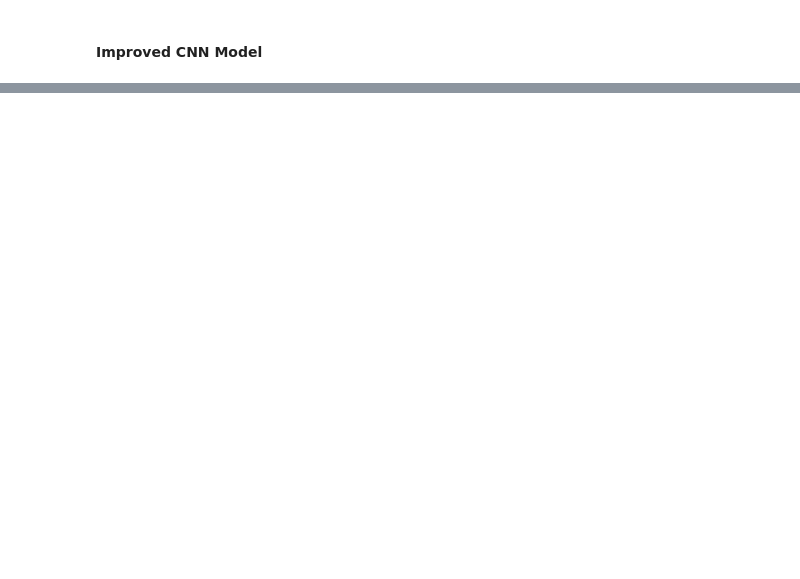
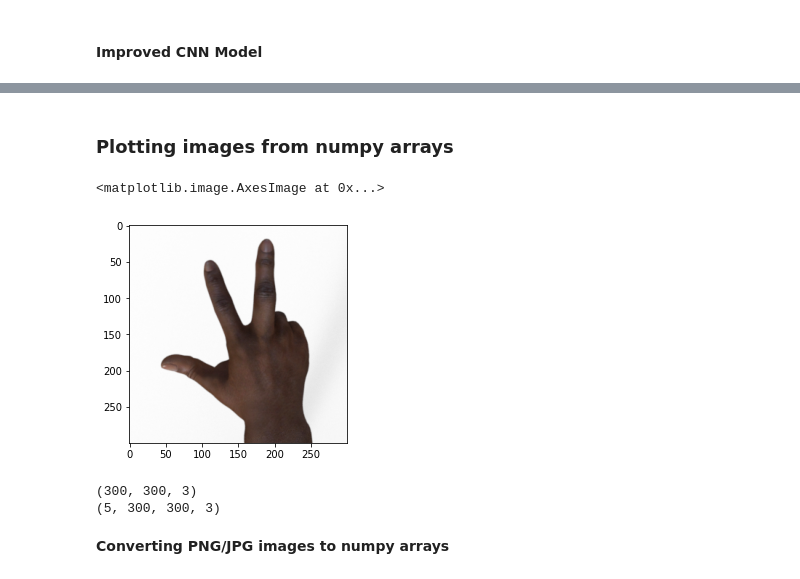
Before and after one commit to shiva-adith/neural_networks, a Jupyter notebook: rock_paper_scissors_classifier.ipynb, the cells around one changed output, grey strips where cells are left out. Drawn from its saved outputs; the diff is of its cells as text; code cells hidden in the pictures; blank space fills up the shorter version.

```diff
--- a/rock_paper_scissors_classifier.ipynb
+++ b/rock_paper_scissors_classifier.ipynb
@@ -252,0 +383,19 @@ from kerastuner.tuners import RandomSearch
+# %% [markdown]
+### Plotting images from numpy arrays
+# %%
+# convert grayscale to rgb
+rgb_images = np.array([example['image'].numpy() for example in train_data.take(5)]) # .take(5) takes only 5 images from the dataset...makes things quicker to test
+rgb_image = rgb_images[0]
+# %%
+plt.imshow(rgb_image)
+# %% [output]
+<matplotlib.image.AxesImage at 0x...>
+[figure, added]
+# %%
+print(rgb_image.shape)
+print(rgb_images.shape)
+# %% [output]
+(300, 300, 3)
+(5, 300, 300, 3)
+# %% [markdown]
+**Converting PNG/JPG images to numpy arrays**
```
Also changed, not shown: parts of 27 cells of this notebook, 2 other files.
